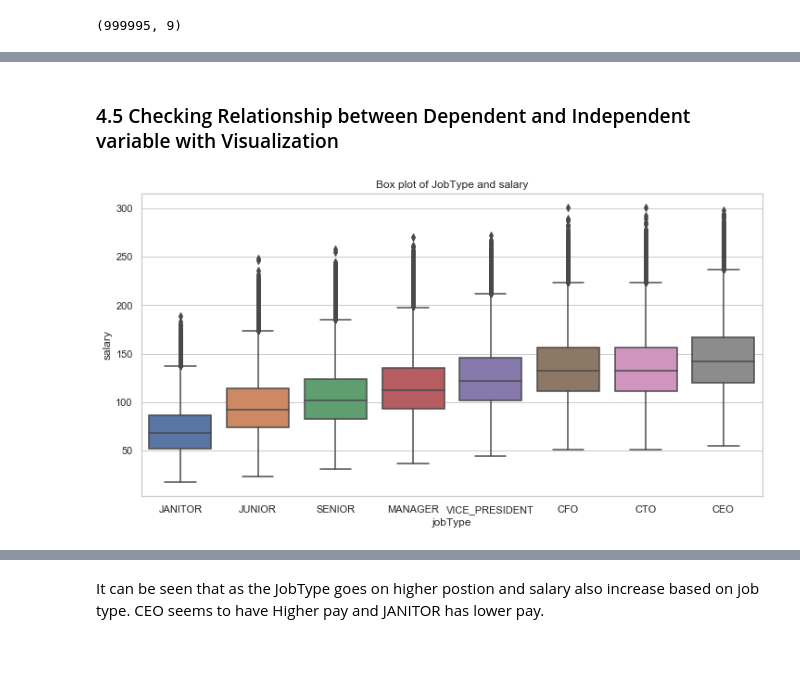
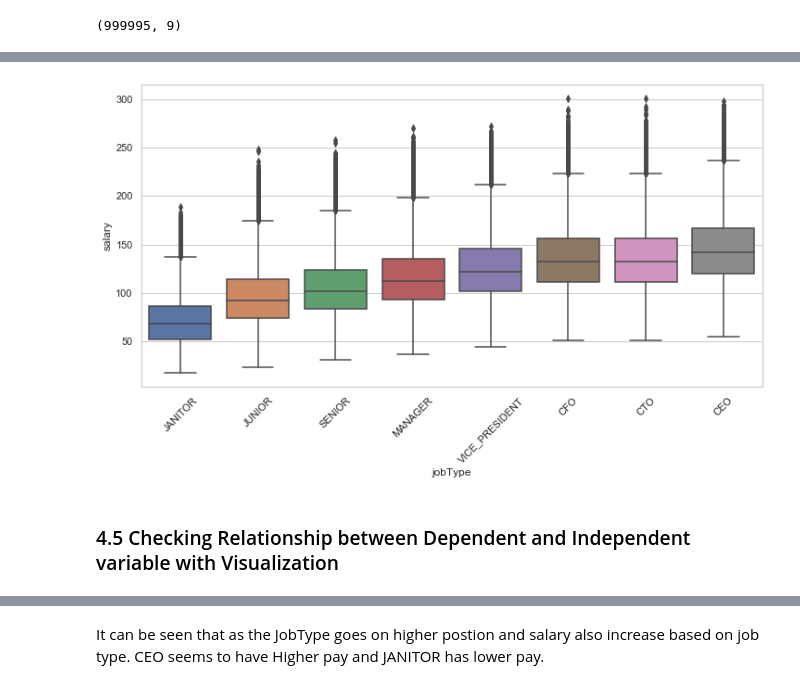
Before and after one commit to mdmosiurrahman/SalaryPredectionPortfolio, a Jupyter notebook: SalaryPredectionNotebook.ipynb, the cells around one changed output, grey strips where cells are left out. Saved outputs shown, nothing was run; the diff lists cells and outputs as text; code cells hidden in the pictures; blank space fills up the shorter version.

Commit message:
make function for feature

```diff
--- a/SalaryPredectionNotebook.ipynb
+++ b/SalaryPredectionNotebook.ipynb
@@ -300,12 +296,28 @@ train_df.head(10)
 | 7 | JOB1362684407694 | COMP24 | JUNIOR | BACHELORS | CHEMISTRY | EDUCATION | 9 | 70 | ... |
 | 8 | JOB1362684407695 | COMP20 | JANITOR | HIGH_SCHOOL | NONE | EDUCATION | 1 | 54 | ... |
 | 9 | JOB1362684407696 | COMP41 | VICE_PRESIDENT | BACHELORS | CHEMISTRY | AUTO | 17 | 68 | ... |
+# %%
+#define a function to plot both the numeric and categorical features in the dataset
+def feature_plot(df, col):
+    #state the plot size
+    plt.figure(figsize = (12, 6))
+
+    if df[col].dtype == 'int64':
+        mean = df.groupby(col)['salary'].mean()
+        mean.plot()
+
+    else:
+        #if column is not numeric then plot the following:
+
+        sns.boxplot(x = col, y = 'salary', data=df)
+
+    #set the labels on the axis
+    plt.xticks(rotation = 45)
+    plt.ylabel('salary')
+    plt.show()
+# %%
+feature_plot(train_df.sort_values('salary',ascending = True), 'jobType')
+# %% [output]
+[figure, added]
 # %% [markdown]
 ### 4.5 Checking Relationship between Dependent and Independent variable with Visualization
-# %%
-fig = plt.figure(figsize=(12,6))
-sns.boxplot(x= "jobType",y = "salary" , data=train_df.sort_values('salary',ascending = True))
-plt.title('Box plot of JobType and salary')
-plt.show()
-# %% [output]
-[figure, removed]
```
Also changed, not shown: parts of 27 cells of this notebook, 5 other files.
